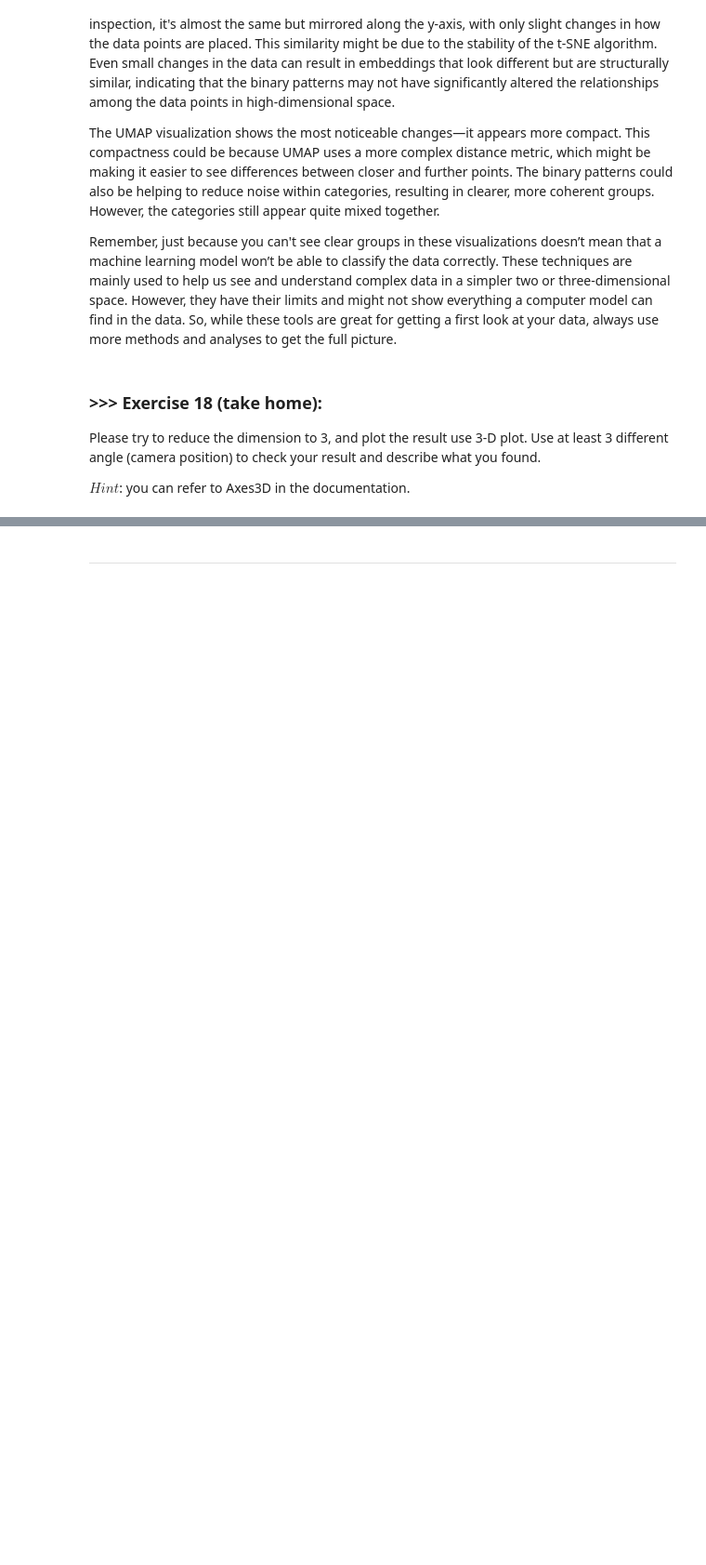
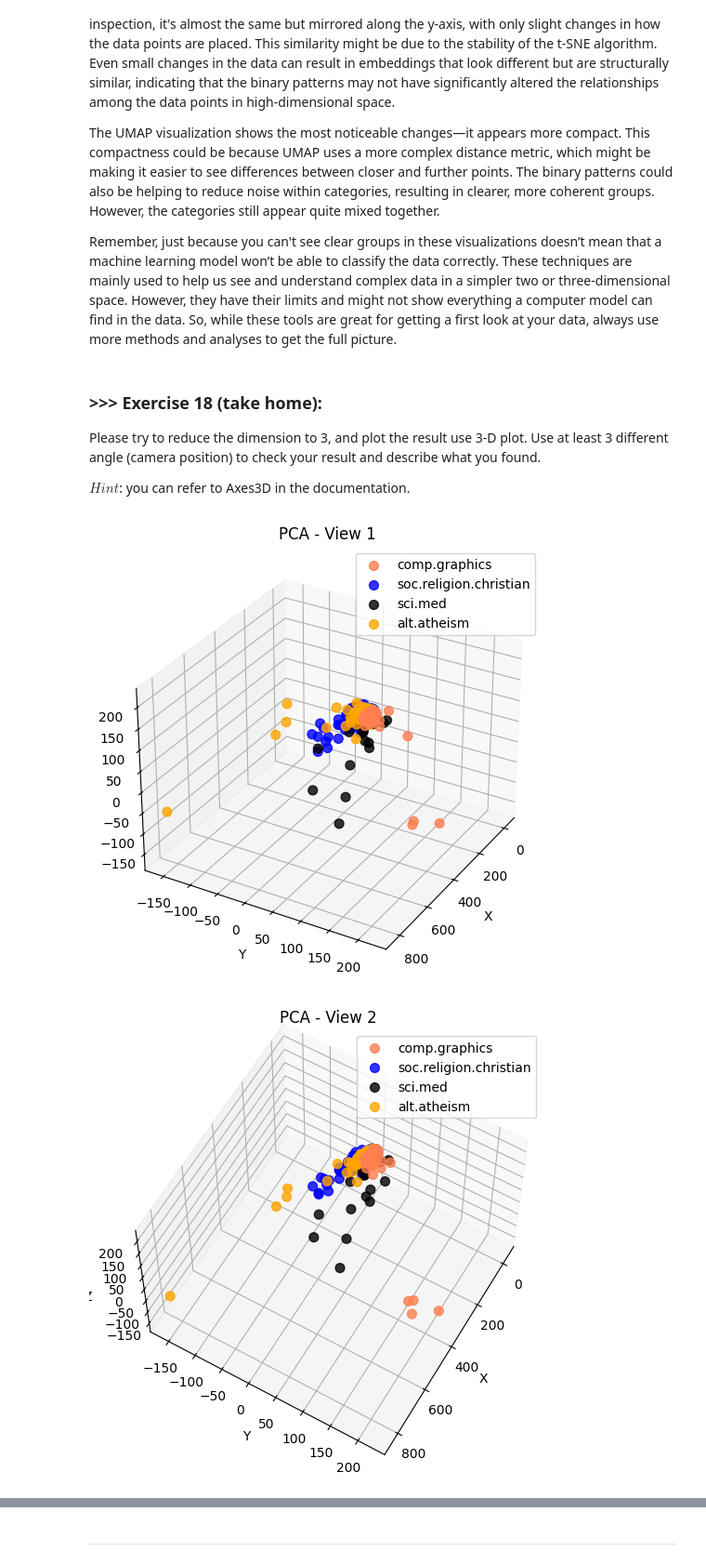
Before and after one commit to ChaoWei-Hsu/DM2025-Lab1-Exercise, a Jupyter notebook: DM2025-Lab1-Master.ipynb, the cells around one changed output, grey strips where cells are left out. Shown at 93% size. Drawn from its saved outputs; the diff is of its cells as text; code cells hidden in the pictures; blank space fills up the shorter version.

```diff
--- a/DM2025-Lab1-Master.ipynb
+++ b/DM2025-Lab1-Master.ipynb
@@ -2281,0 +2426,67 @@ $Hint$: you can refer to Axes3D in the documentation.
+# %%
+import matplotlib.pyplot as plt
+from mpl_toolkits.mplot3d import Axes3D
+from sklearn.decomposition import PCA
+from sklearn.manifold import TSNE
+import umap
+
+# =============================
+# Step 0: Assumptions
+# =============================
+# - augmented_df: pattern-augmented term-document matrix
+# - X['category_name']: category labels
+
+# =============================
+# Step 1: Apply 3D dimensionality reduction
+# =============================
+X_pca_3d = PCA(n_components=3).fit_transform(augmented_df.values)
+X_tsne_3d = TSNE(n_components=3).fit_transform(augmented_df.values)
+X_umap_3d = umap.UMAP(n_components=3).fit_transform(augmented_df.values)
+
+# =============================
+# Step 2: Define colors and categories
+# =============================
+colors = ['coral', 'blue', 'black', 'orange']
+categories = X['category_name'].unique()
+
+# =============================
+# Step 3: Define a function for 3D scatter plotting
+# =============================
+def plot_3d(ax, X_3d, title):
+    """Plot 3D scatter plot for given reduced data and categories"""
+    for c, category in zip(colors, categories):
+        xs = X_3d[X['category_name'] == category].T[0]
+        ys = X_3d[X['category_name'] == category].T[1]
+        zs = X_3d[X['category_name'] == category].T[2]
+        ax.scatter(xs, ys, zs, c=c, label=category, s=50, alpha=0.8)
+    ax.set_title(title)
+    ax.set_xlabel('X')
+    ax.set_ylabel('Y')
+    ax.set_zlabel('Z')
+    ax.legend(loc='upper right')
+    ax.grid(True)
+
+# =============================
+# Step 4: Define the camera angles (elevation, azimuth)
+# =============================
+angles = [(30, 30), (60, 30), (45, 60)]
+
+# =============================
+# Step 5: Loop over methods and angles to generate 3D plots
+# =============================
+methods = {
+    "PCA": X_pca_3d,
+    "t-SNE": X_tsne_3d,
+    "UMAP": X_umap_3d
+}
+
+for method_name, data_3d in methods.items():
+    for idx, angle in enumerate(angles):
+        fig = plt.figure(figsize=(8, 6))
+        ax = fig.add_subplot(111, projection='3d')
+        plot_3d(ax, data_3d, f'{method_name} - View {idx+1}')
+        ax.view_init(elev=angle[0], azim=angle[1])  # Set camera view
+        plt.show()
+# %% [output]
+[figure, added]
+[figure, added]
```
Also changed, not shown: parts of 42 cells of this notebook, 6 other files.
